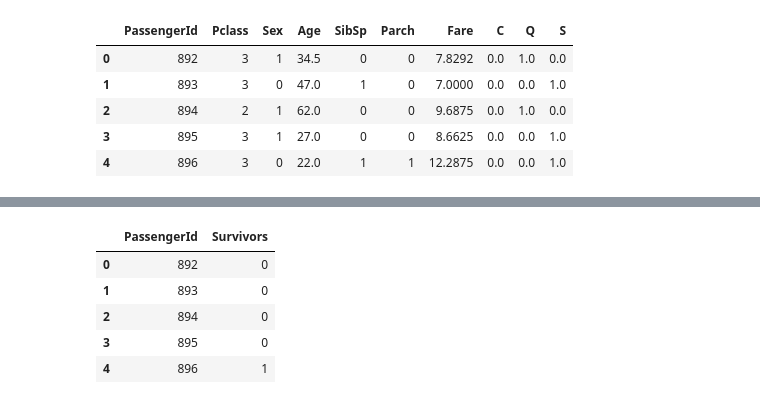
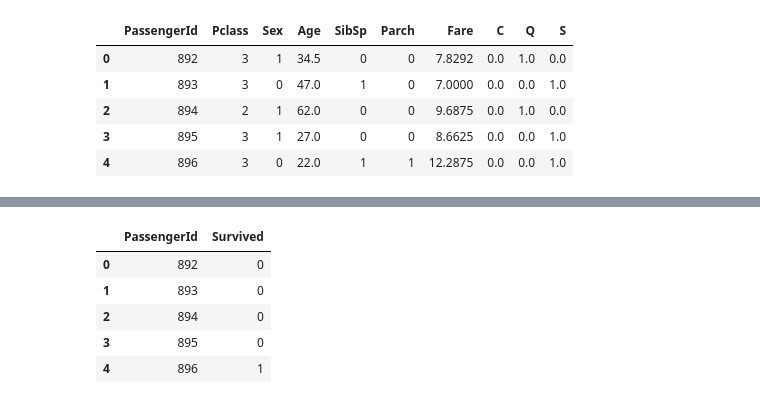
Before and after one commit to Nathnael12/Kaggle-Titanic_Survivors_prediction, a Jupyter notebook: notebooks/survivors.ipynb, the cells around one changed output, grey strips where cells are left out. Saved outputs shown, nothing was run; the diff lists cells and outputs as text; code cells hidden in the pictures.

Commit message:
change prediction col name

```diff
--- a/notebooks/survivors.ipynb
+++ b/notebooks/survivors.ipynb
@@ -359,11 +359,11 @@ predictions=prod_clf.predict(X_final_test_data)
 # %%
 final_prediction_df=pd.DataFrame(
     data=titanic_test_data["PassengerId"]
 )
-final_prediction_df["Survivors"]=predictions
+final_prediction_df["Survived"]=predictions
 final_prediction_df.head()
 # %% [output]
-|  | PassengerId | Survivors |
+|  | PassengerId | Survived |
 | 0 | 892 | 0 |
 | 1 | 893 | 0 |
 | 2 | 894 | 0 |
```
Also changed, not shown: parts of 1 cell of this notebook.
